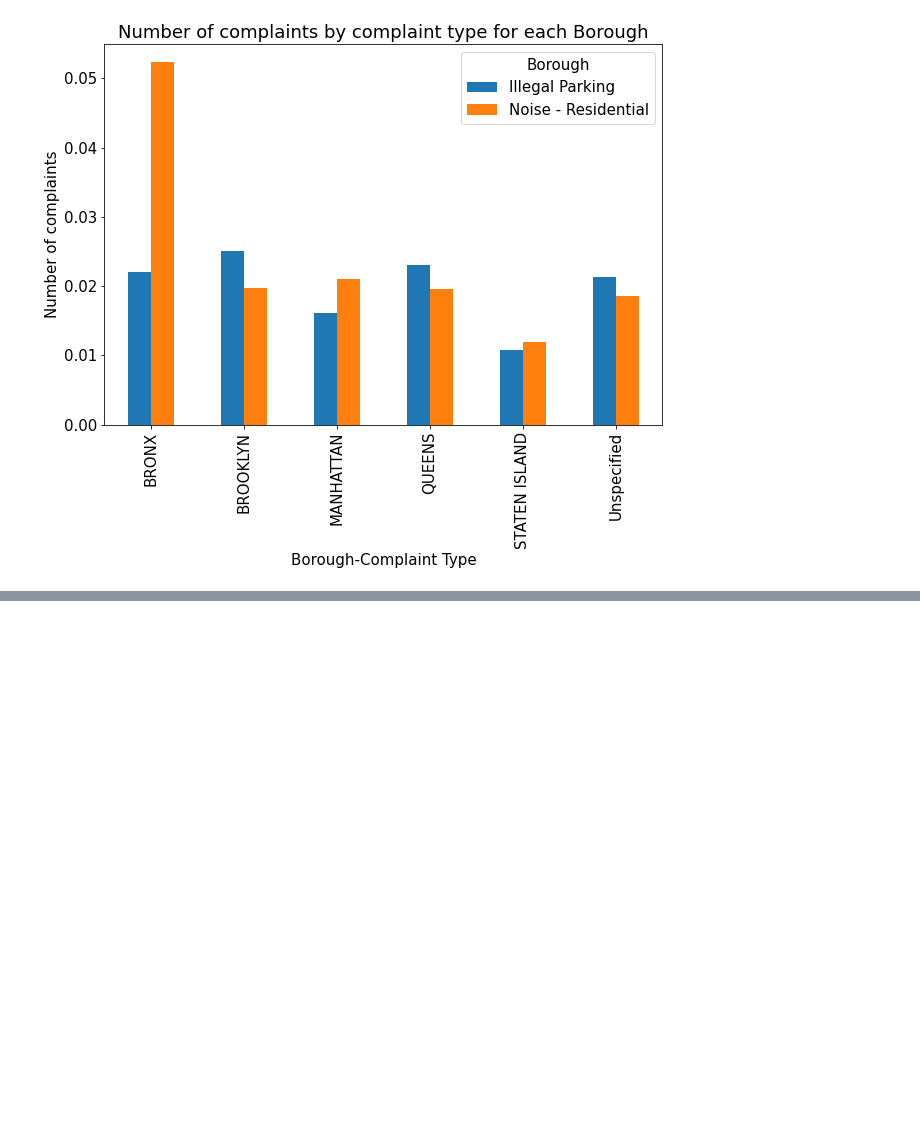
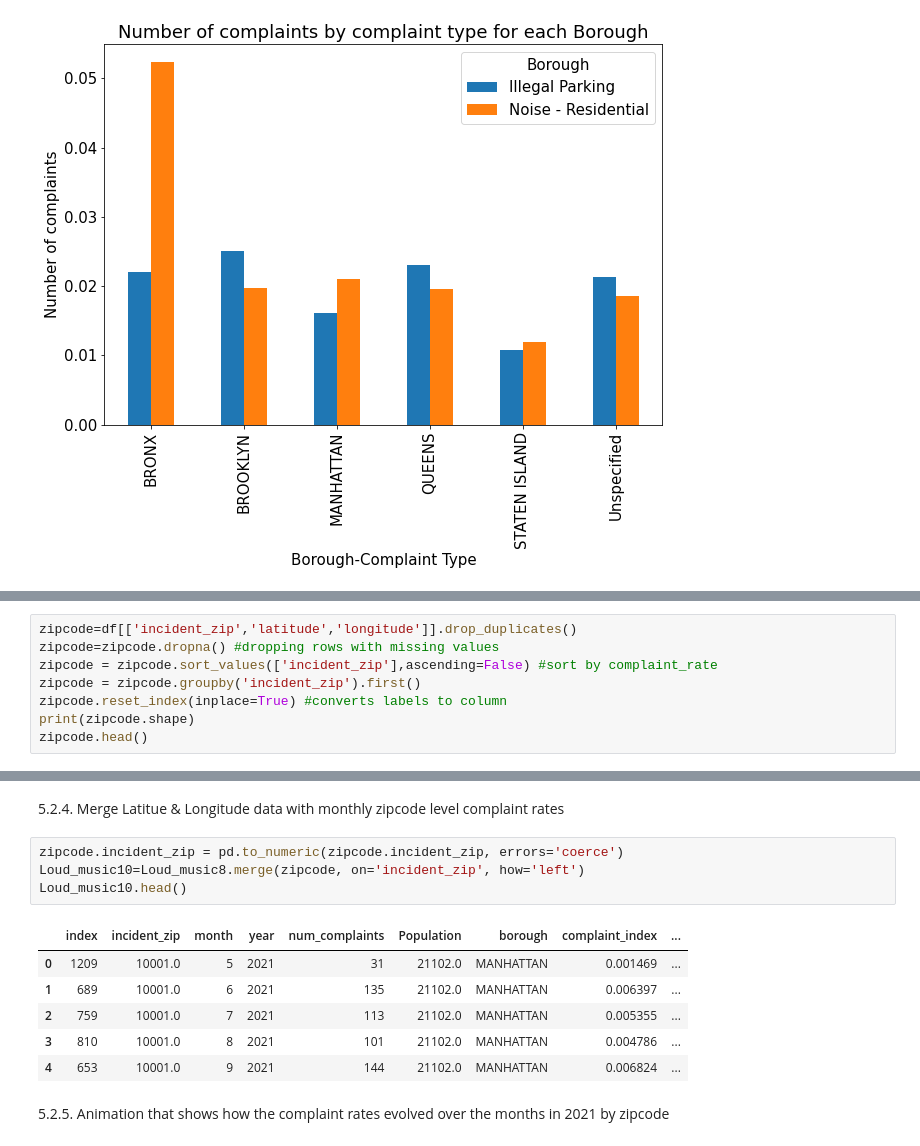
Before and after one commit to adarshkuthuru/NYC-Neighbourhood-Distress-Complaints-Exploratory-Data-Analysis, a Jupyter notebook: Adarsh Kuthuru - Morningstar Assignment.ipynb, the cells around one changed output, grey strips where cells are left out. Cells and saved outputs as stored; diff of their text form; blank space fills up the shorter version.

```diff
--- a/Adarsh Kuthuru - Morningstar Assignment.ipynb
+++ b/Adarsh Kuthuru - Morningstar Assignment.ipynb
@@ -339,0 +523,8 @@ plt.show()
+# %%
+zipcode=df[['incident_zip','latitude','longitude']].drop_duplicates()
+zipcode=zipcode.dropna() #dropping rows with missing values
+zipcode = zipcode.sort_values(['incident_zip'],ascending=False) #sort by complaint_rate
+zipcode = zipcode.groupby('incident_zip').first()
+zipcode.reset_index(inplace=True) #converts labels to column
+print(zipcode.shape)
+zipcode.head()
@@ -339,0 +539,15 @@ plt.show()
+# %% [markdown]
+5.2.4. Merge Latitue & Longitude data with monthly zipcode level complaint rates
+# %%
+zipcode.incident_zip = pd.to_numeric(zipcode.incident_zip, errors='coerce')
+Loud_music10=Loud_music8.merge(zipcode, on='incident_zip', how='left')
+Loud_music10.head()
+# %% [output]
+|  | index | incident_zip | month | year | num_complaints | Population | borough | complaint_index | ... |
+| 0 | 1209 | 10001.0 | 5 | 2021 | 31 | 21102.0 | MANHATTAN | 0.001469 | ... |
+| 1 | 689 | 10001.0 | 6 | 2021 | 135 | 21102.0 | MANHATTAN | 0.006397 | ... |
+| 2 | 759 | 10001.0 | 7 | 2021 | 113 | 21102.0 | MANHATTAN | 0.005355 | ... |
+| 3 | 810 | 10001.0 | 8 | 2021 | 101 | 21102.0 | MANHATTAN | 0.004786 | ... |
+| 4 | 653 | 10001.0 | 9 | 2021 | 144 | 21102.0 | MANHATTAN | 0.006824 | ... |
+# %% [markdown]
+5.2.5. Animation that shows how the complaint rates evolved over the months in 2021 by zipcode
```
Also changed, not shown: parts of 33 cells of this notebook.
